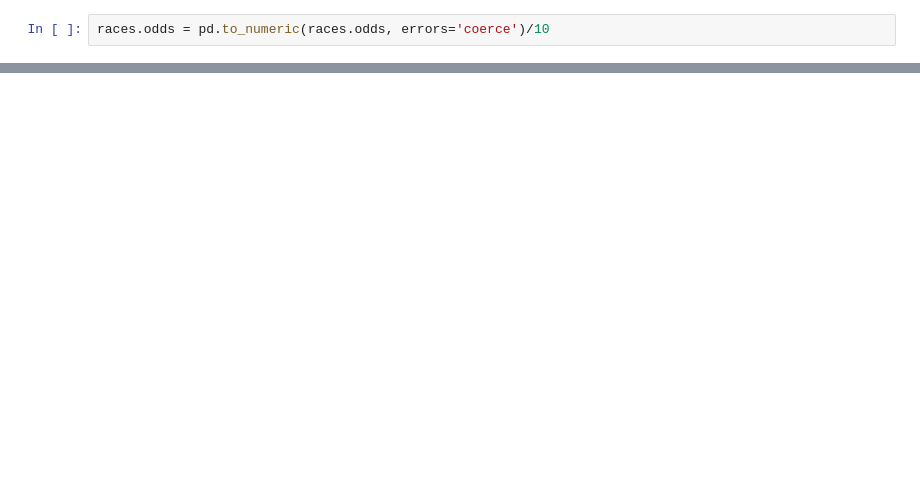
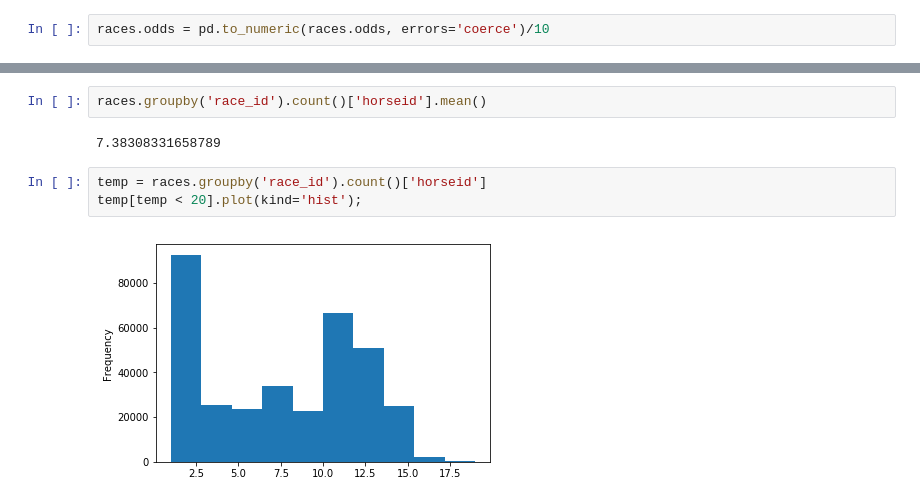
Before and after one commit to Engin89/horseracing, a Jupyter notebook: notebooks/EDA Races.ipynb, the cells around one changed output, grey strips where cells are left out. Saved outputs shown, nothing was run; the diff lists cells and outputs as text; blank space fills up the shorter version.

```diff
--- a/notebooks/EDA Races.ipynb
+++ b/notebooks/EDA Races.ipynb
@@ -247,0 +300,9 @@ races.odds.hist();
+# %%
+races.groupby('race_id').count()['horseid'].mean()
+# %% [output]
+7.38308331658789
+# %%
+temp = races.groupby('race_id').count()['horseid']
+temp[temp < 20].plot(kind='hist');
+# %% [output]
+[figure, added]
```
Also changed, not shown: parts of 32 cells of this notebook, 2 other files.
